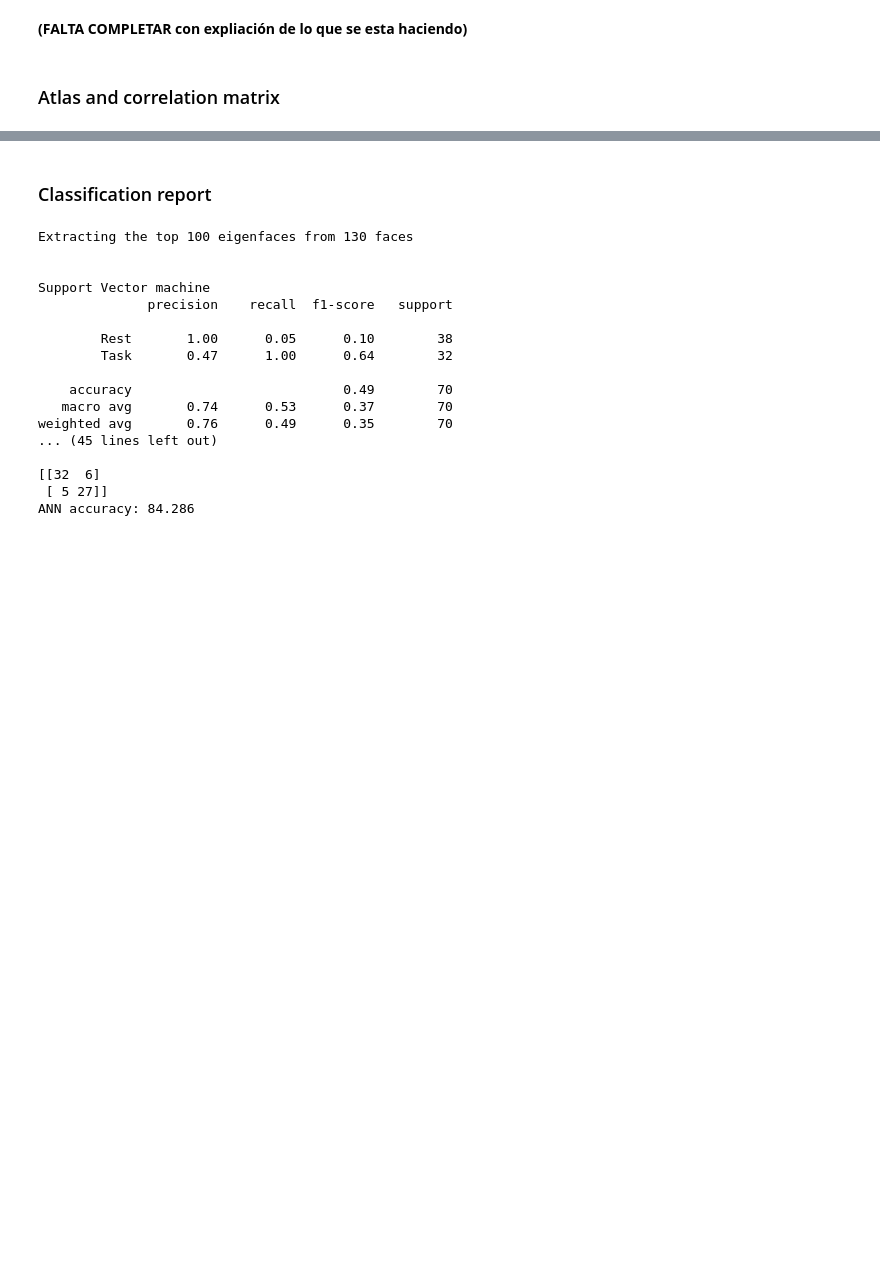
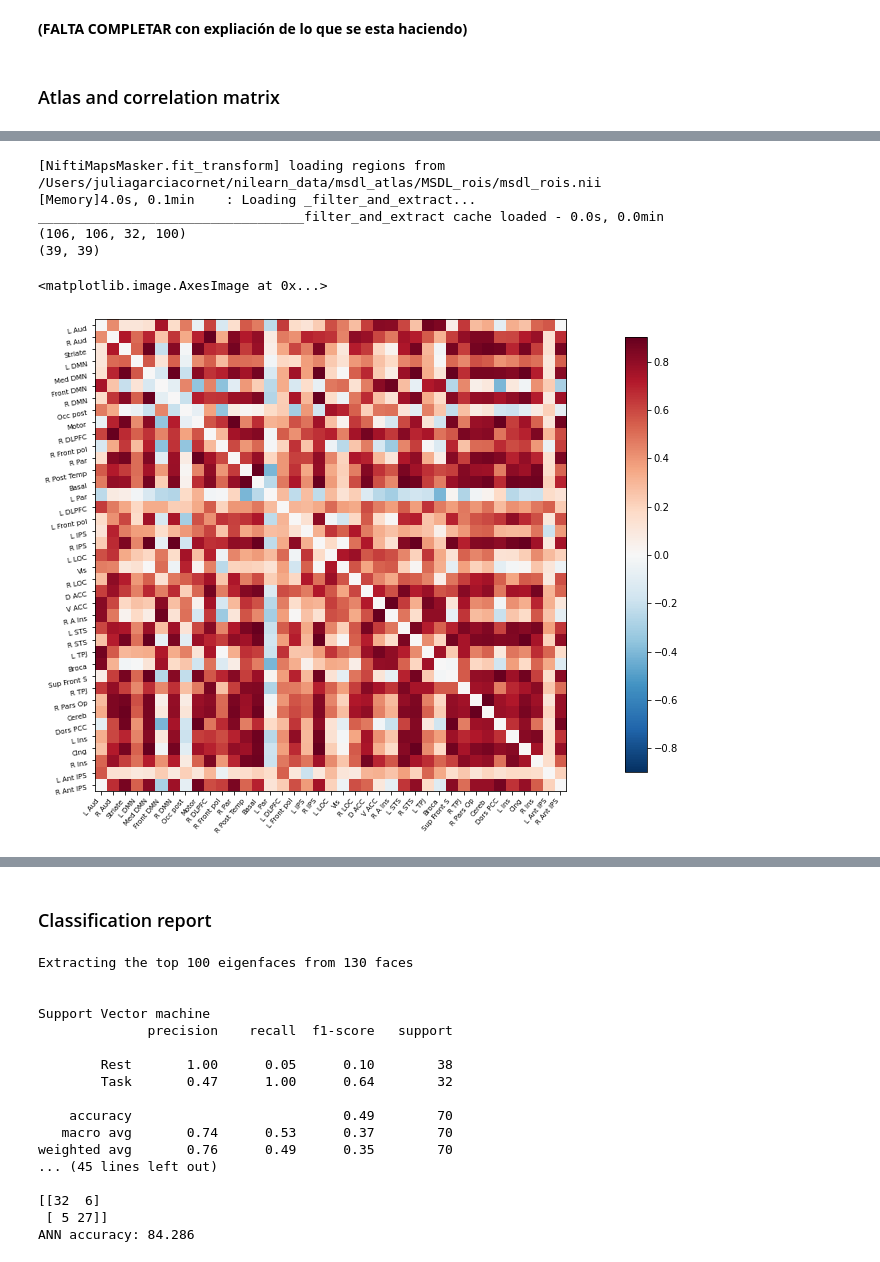
Before and after one commit to mrpotato180/final_project_neuroim, a Jupyter notebook: fMRI-EEG-Victor_Julia_Ernest_Alex.ipynb, the cells around one changed output, grey strips where cells are left out. Cells and saved outputs as stored; diff of their text form; code cells hidden in the pictures; blank space fills up the shorter version.

```diff
--- a/fMRI-EEG-Victor_Julia_Ernest_Alex.ipynb
+++ b/fMRI-EEG-Victor_Julia_Ernest_Alex.ipynb
@@ -317,0 +419,21 @@ __(FALTA COMPLETAR con expliación de lo que se esta haciendo)__
+# %%
+# Correlation matrix for the task event
+
+time_series = masker.fit_transform(fmri_task_todos)
+
+correlation_measure = ConnectivityMeasure(kind='correlation')
+correlation_matrix = correlation_measure.fit_transform([time_series])[0]
+
+# Mask out the major diagonal
+np.fill_diagonal(correlation_matrix, 0)
+fig = plt.figure(figsize=(10,10))
+plotting.plot_matrix(correlation_matrix, labels=labels, colorbar=True,
+                     vmax=0.9, vmin=-0.9,axes=fig.gca())
+# %% [output]
+[NiftiMapsMasker.fit_transform] loading regions from /Users/juliagarciacornet/nilearn_data/msdl_atlas/MSDL_rois/msdl_rois.nii
+[Memory]4.0s, 0.1min    : Loading _filter_and_extract...
+__________________________________filter_and_extract cache loaded - 0.0s, 0.0min
+(106, 106, 32, 100)
+(39, 39)
+<matplotlib.image.AxesImage at 0x...>
+[figure, added]
```
Also changed, not shown: parts of 21 cells of this notebook.
